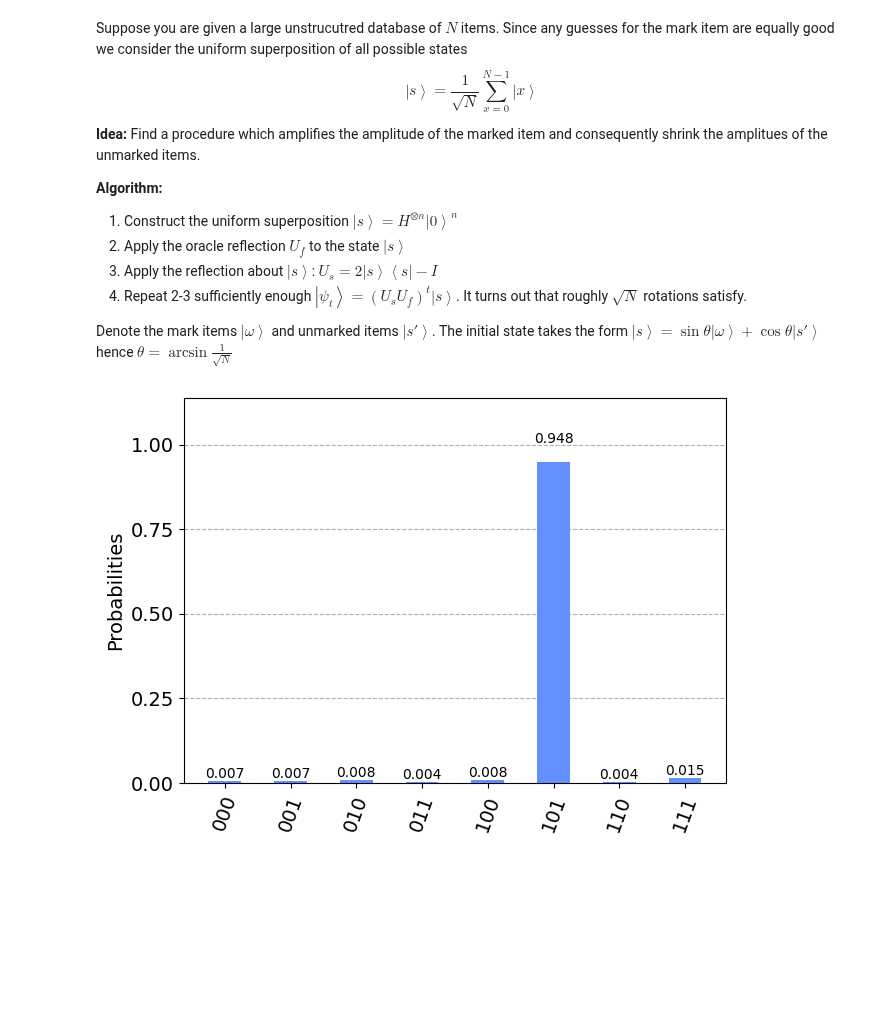
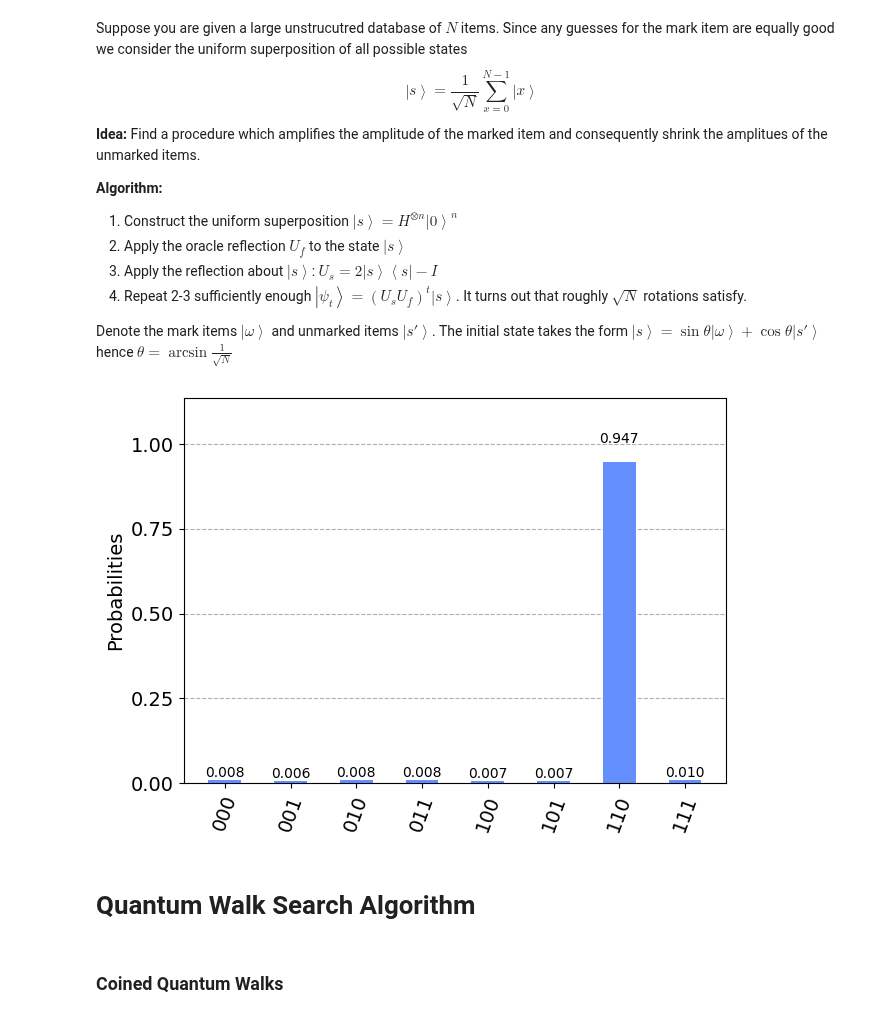
Before and after one commit to sinan-oral/q-notes, a Jupyter notebook: q-algorithms.ipynb, the cells around one changed output. Cells and saved outputs as stored; diff of their text form; code cells hidden in the pictures; blank space fills up the shorter version.

```diff
--- a/q-algorithms.ipynb
+++ b/q-algorithms.ipynb
@@ -842,18 +842,26 @@ def grover_circuit(arr, n, itr):
         qc.append(U_w,list(range(n)))
         qc.append(U_s,list(range(n)))
 
+    #swap register
+    for q in range(n//2):
+        qc.swap(q, n-q-1)
+
     #measure
     qc.measure_all()
 
     return qc
-# %%
-sim = Aer.get_backend('aer_simulator')
-
-# mark |101>
-grover_sim = grover_circuit(["101"],3,2)
-
-results = sim.run(assemble(transpile(grover_sim, sim))).result()
-counts = results.get_counts()
-plot_histogram(counts)
-# %% [output]
-[figure, removed]
+# %%
+sim = Aer.get_backend('aer_simulator')
+
+# mark |110>
+grover_sim = grover_circuit(["110"],3,2)
+
+results = sim.run(assemble(transpile(grover_sim, sim))).result()
+counts = results.get_counts()
+plot_histogram(counts)
+# %% [output]
+[figure, added]
+# %% [markdown]
+# Quantum Walk Search Algorithm
+# %% [markdown]
+### Coined Quantum Walks
```
Also changed, not shown: parts of 1 cell of this notebook.
